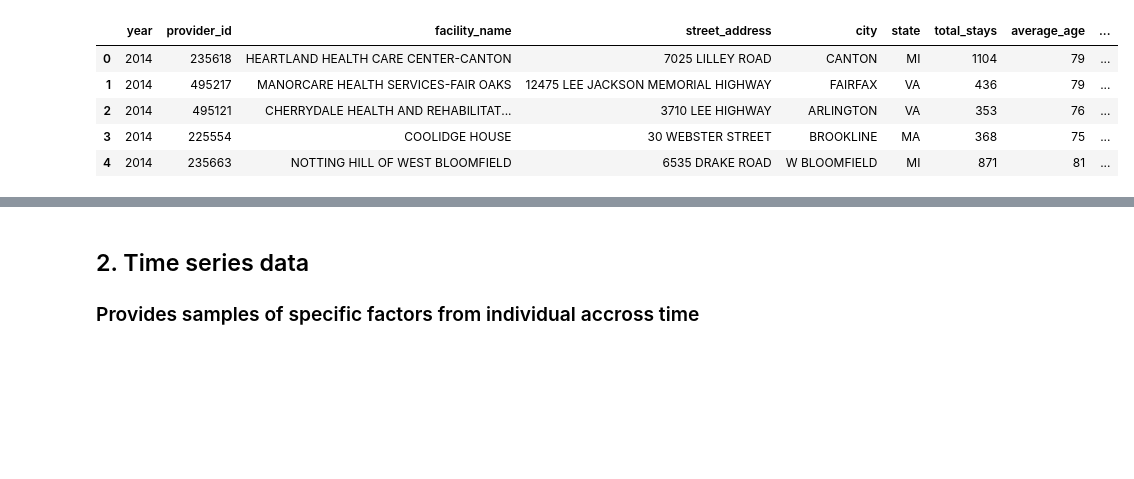
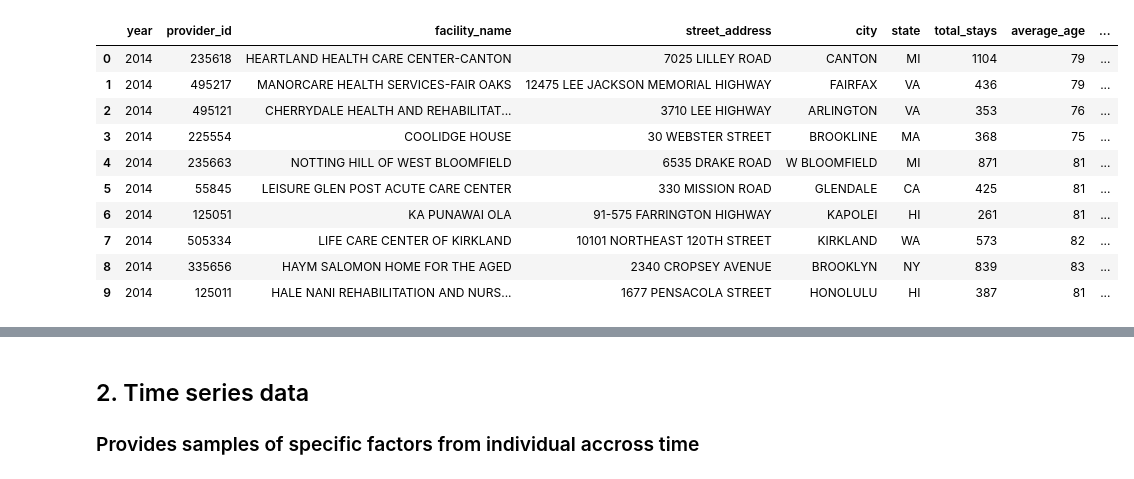
Before and after one commit to thousandoaks/AnalyticsUtilizationManagement, a Jupyter notebook: labs/Medicare_Empirical_DataSets.ipynb, the cells around one changed output, grey strips where cells are left out. Drawn from its saved outputs; the diff is of its cells as text; code cells hidden in the pictures; blank space fills up the shorter version.

```diff
--- a/labs/Medicare_Empirical_DataSets.ipynb
+++ b/labs/Medicare_Empirical_DataSets.ipynb
@@ -58,14 +49,19 @@ nursingFacilities=pd.read_csv('https://raw.githubusercontent.com/thousandoaks/An
 # %%
 nursingFacilities['year']=2014
 # %%
-nursingFacilities[['year','provider_id','facility_name','street_address','city','state','total_stays','average_age','average_hcc_score']].head()
+nursingFacilities[['year','provider_id','facility_name','street_address','city','state','total_stays','average_age','average_hcc_score']].head(10)
 # %% [output]
 |  | year | provider_id | facility_name | street_address | city | state | total_stays | average_age | ... |
 | 0 | 2014 | 235618 | HEARTLAND HEALTH CARE CENTER-CANTON | 7025 LILLEY ROAD | CANTON | MI | 1104 | 79 | ... |
 | 1 | 2014 | 495217 | MANORCARE HEALTH SERVICES-FAIR OAKS | 12475 LEE JACKSON MEMORIAL HIGHWAY | FAIRFAX | VA | 436 | 79 | ... |
 | 2 | 2014 | 495121 | CHERRYDALE HEALTH AND REHABILITAT... | 3710 LEE HIGHWAY | ARLINGTON | VA | 353 | 76 | ... |
 | 3 | 2014 | 225554 | COOLIDGE HOUSE | 30 WEBSTER STREET | BROOKLINE | MA | 368 | 75 | ... |
 | 4 | 2014 | 235663 | NOTTING HILL OF WEST BLOOMFIELD | 6535 DRAKE ROAD | W BLOOMFIELD | MI | 871 | 81 | ... |
+| 5 | 2014 | 55845 | LEISURE GLEN POST ACUTE CARE CENTER | 330 MISSION ROAD | GLENDALE | CA | 425 | 81 | ... |
+| 6 | 2014 | 125051 | KA PUNAWAI OLA | 91-575 FARRINGTON HIGHWAY | KAPOLEI | HI | 261 | 81 | ... |
+| 7 | 2014 | 505334 | LIFE CARE CENTER OF KIRKLAND | 10101 NORTHEAST 120TH STREET | KIRKLAND | WA | 573 | 82 | ... |
+| 8 | 2014 | 335656 | HAYM SALOMON HOME FOR THE AGED | 2340 CROPSEY AVENUE | BROOKLYN | NY | 839 | 83 | ... |
+| 9 | 2014 | 125011 | HALE NANI REHABILITATION AND NURS... | 1677 PENSACOLA STREET | HONOLULU | HI | 387 | 81 | ... |
 # %%
 sns.set(rc={'figure.figsize':(11.7,8.27)})
 sns.barplot(nursingFacilities.sample(10),x='facility_name',y='average_hcc_score')
```
Also changed, not shown: parts of 15 cells of this notebook.
